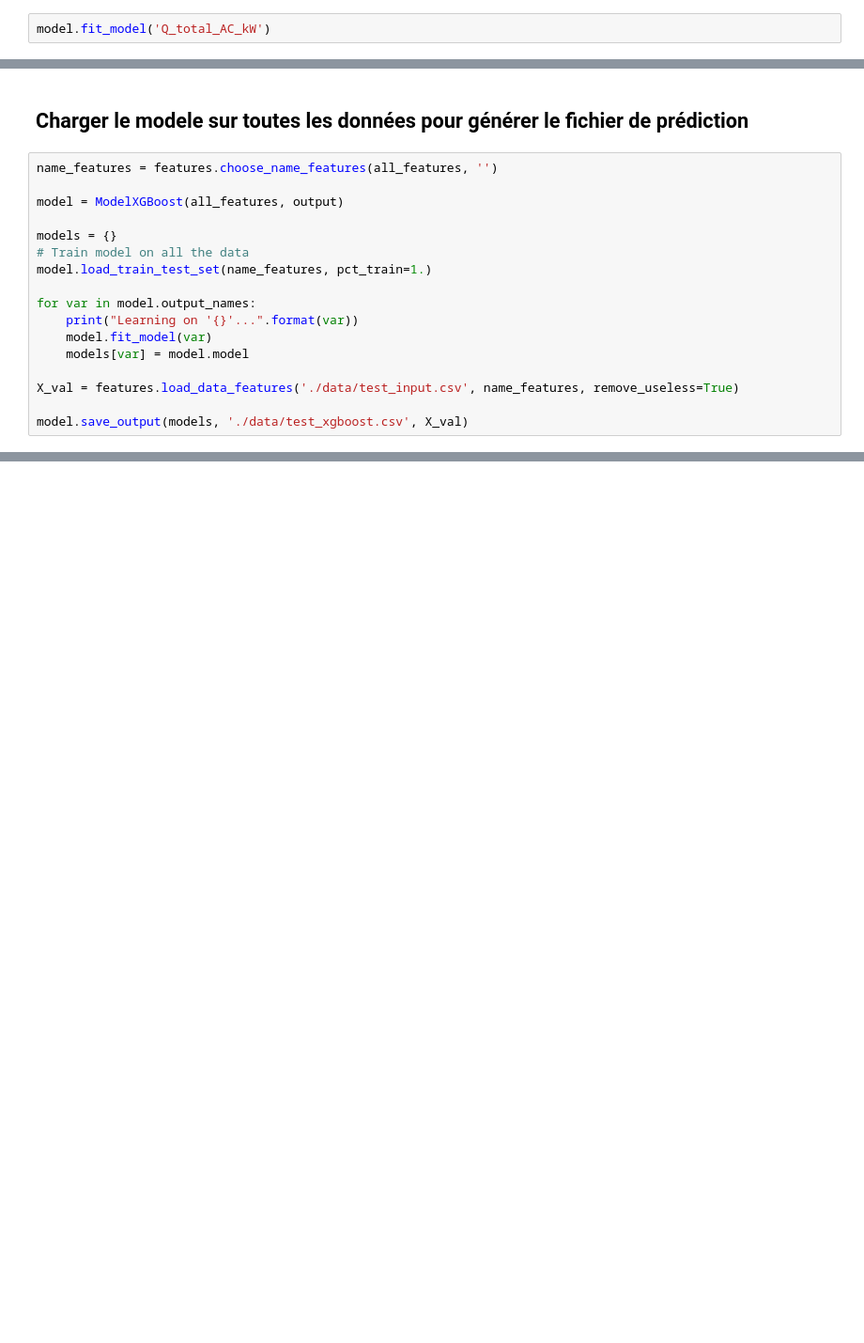
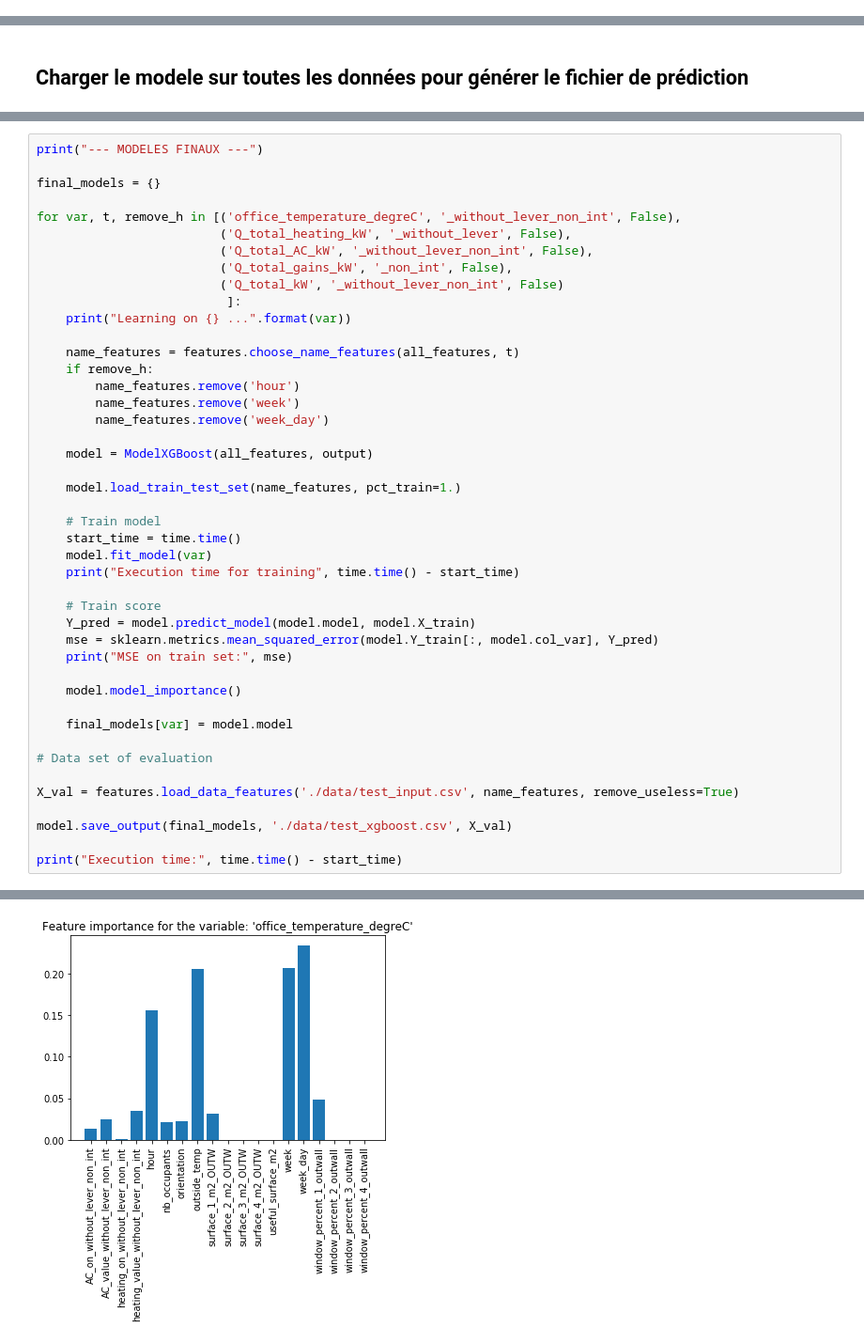
Before and after one commit to adelegi/Challenge_ENS, a Jupyter notebook: model_xgboost.ipynb, the cells around one changed output, grey strips where cells are left out. Shown at 94% size. Saved outputs shown, nothing was run; the diff lists cells and outputs as text; blank space fills up the shorter version.

Commit message:
XGBoost model with optimization of hte features

```diff
--- a/model_xgboost.ipynb
+++ b/model_xgboost.ipynb
@@ -30,2 +31,0 @@ model.load_train_test_set(features_names=name_features, pct_train=0.8, do_print=
-# %%
-model.fit_model('Q_total_AC_kW')
@@ -47,19 +147,2 @@ test_type_feature('_without_lever_non_int')
 # %% [markdown]
 ## Charger le modele sur toutes les données pour générer le fichier de prédiction
-# %%
-name_features = features.choose_name_features(all_features, '')
-
-model = ModelXGBoost(all_features, output)
-
-models = {}
-# Train model on all the data
-model.load_train_test_set(name_features, pct_train=1.)
-
-for var in model.output_names:
-    print("Learning on '{}'...".format(var))
-    model.fit_model(var)
-    models[var] = model.model
-
-X_val = features.load_data_features('./data/test_input.csv', name_features, remove_useless=True)
-
-model.save_output(models, './data/test_xgboost.csv', X_val)
@@ -68,0 +149,45 @@ Learning on 'Q_total_heating_kW'...
+# %%
+print("--- MODELES FINAUX ---")
+
+final_models = {}
+
+for var, t, remove_h in [('office_temperature_degreC', '_without_lever_non_int', False),
+                         ('Q_total_heating_kW', '_without_lever', False),
+                         ('Q_total_AC_kW', '_without_lever_non_int', False),
+                         ('Q_total_gains_kW', '_non_int', False),
+                         ('Q_total_kW', '_without_lever_non_int', False)
+                          ]:
+    print("Learning on {} ...".format(var))
+
+    name_features = features.choose_name_features(all_features, t)
+    if remove_h:
+        name_features.remove('hour')
+        name_features.remove('week')
+        name_features.remove('week_day')
+
+    model = ModelXGBoost(all_features, output)
+
+    model.load_train_test_set(name_features, pct_train=1.)
+
+    # Train model
+    start_time = time.time()
+    model.fit_model(var)
+    print("Execution time for training", time.time() - start_time)
+
+    # Train score
+    Y_pred = model.predict_model(model.model, model.X_train)
+    mse = sklearn.metrics.mean_squared_error(model.Y_train[:, model.col_var], Y_pred)
+    print("MSE on train set:", mse)
+
+    model.model_importance()
+
+    final_models[var] = model.model
+
+# Data set of evaluation
+
+X_val = features.load_data_features('./data/test_input.csv', name_features, remove_useless=True)
+
+model.save_output(final_models, './data/test_xgboost.csv', X_val)
+
+print("Execution time:", time.time() - start_time)
+# %% [output]
@@ -68,0 +198 @@ Learning on 'Q_total_heating_kW'...
+[figure, added]
```
Also changed, not shown: parts of 38 cells of this notebook, 5 other files.
